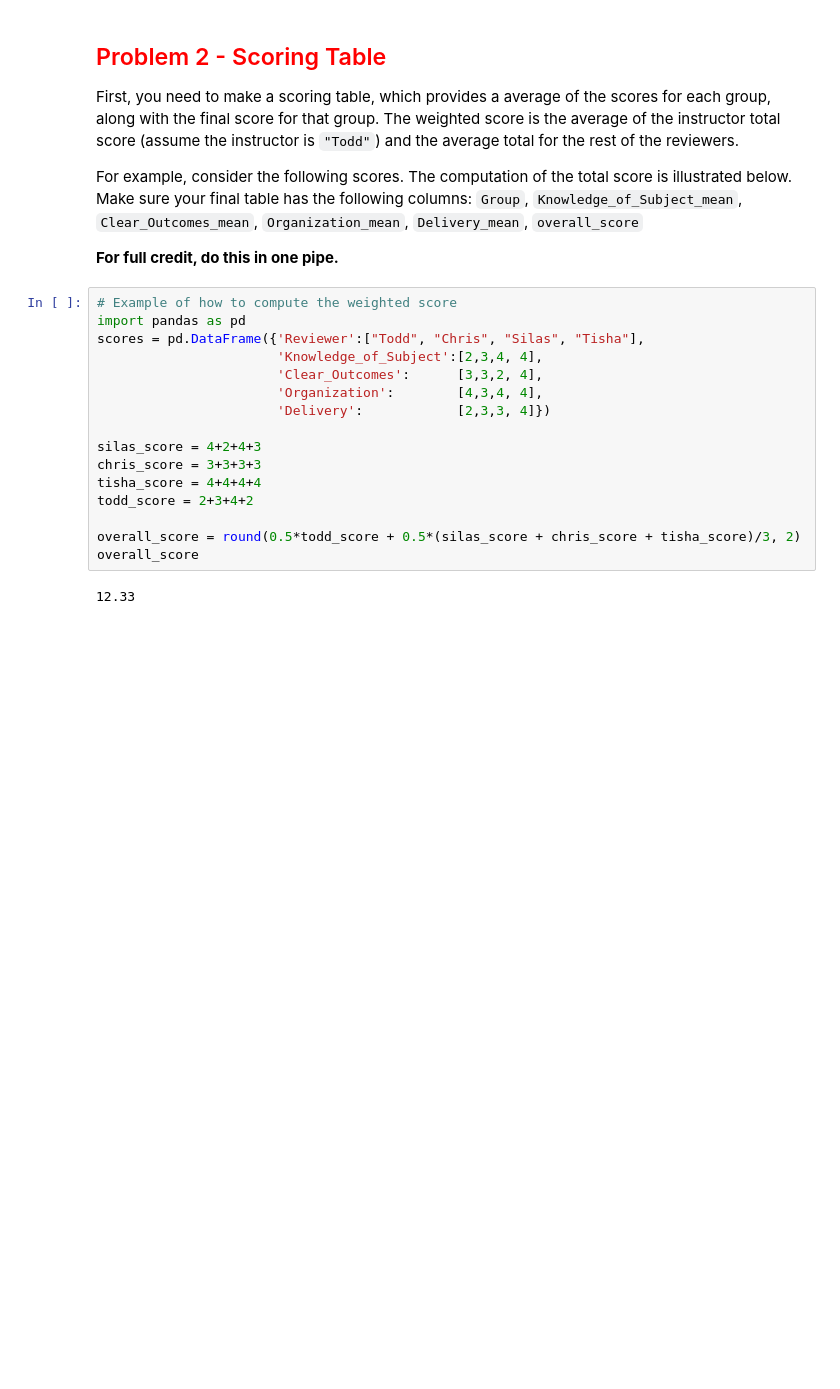
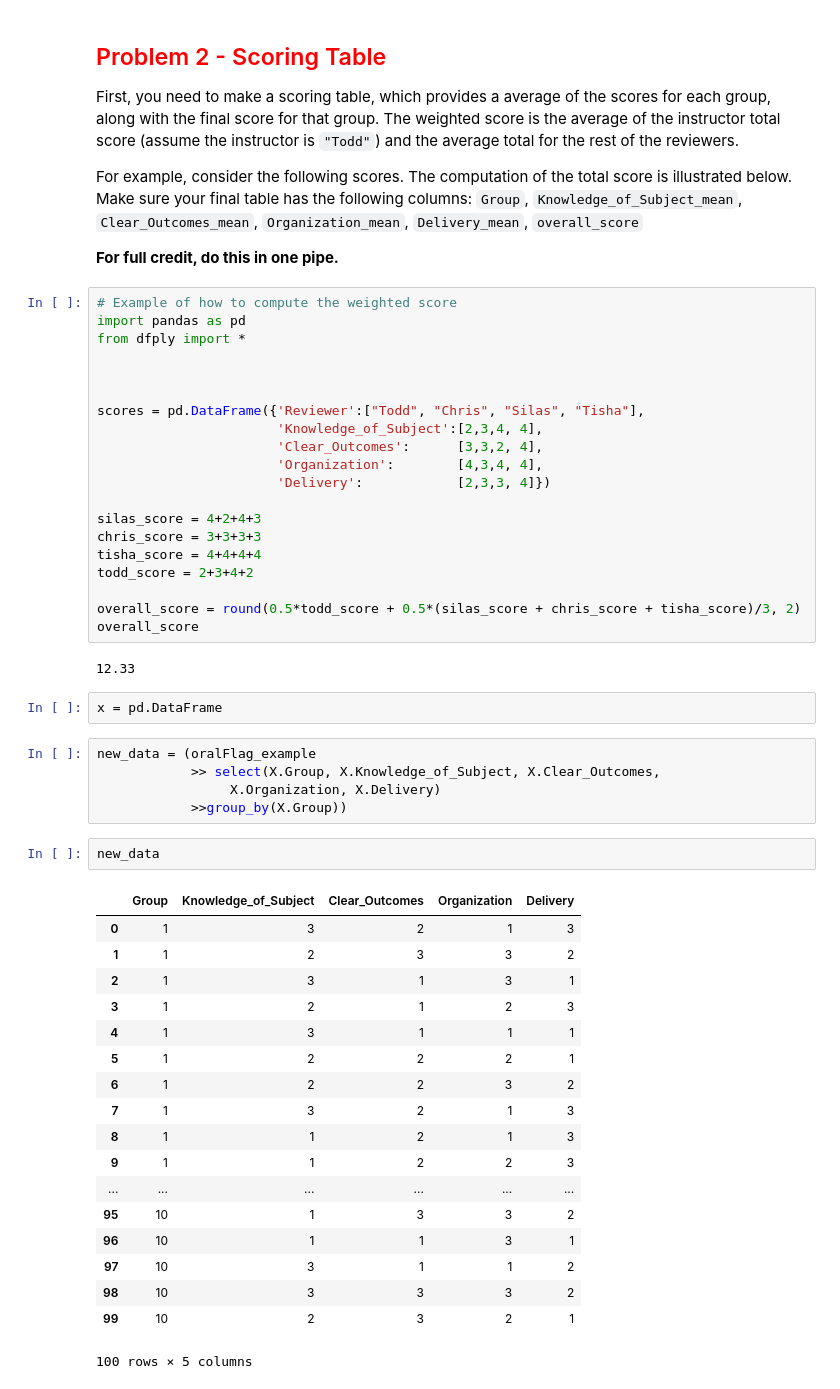
Before and after one commit to AkifAtikKhan/DSCI430-1, a Jupyter notebook: lab_6_oral_flag_feedback.ipynb, the cells around one changed output. Saved outputs shown, nothing was run; the diff lists cells and outputs as text; blank space fills up the shorter version.

```diff
--- a/lab_6_oral_flag_feedback.ipynb
+++ b/lab_6_oral_flag_feedback.ipynb
@@ -21,6 +46,10 @@ For example, consider the following scores.  The computation of the total score
 # %%
 # Example of how to compute the weighted score
 import pandas as pd
+from dfply import *
+
+
+
 scores = pd.DataFrame({'Reviewer':["Todd", "Chris", "Silas", "Tisha"],
                        'Knowledge_of_Subject':[2,3,4, 4],
                        'Clear_Outcomes':      [3,3,2, 4],
@@ -36,3 +65,31 @@ overall_score = round(0.5*todd_score + 0.5*(silas_score + chris_score + tisha_sc
 overall_score
 # %% [output]
 12.33
+# %%
+x = pd.DataFrame
+# %%
+new_data = (oralFlag_example
+            >> select(X.Group, X.Knowledge_of_Subject, X.Clear_Outcomes,
+                 X.Organization, X.Delivery)
+            >>group_by(X.Group))
+# %%
+new_data
+# %% [output]
+|  | Group | Knowledge_of_Subject | Clear_Outcomes | Organization | Delivery |
+| 0 | 1 | 3 | 2 | 1 | 3 |
+| 1 | 1 | 2 | 3 | 3 | 2 |
+| 2 | 1 | 3 | 1 | 3 | 1 |
+| 3 | 1 | 2 | 1 | 2 | 3 |
+| 4 | 1 | 3 | 1 | 1 | 1 |
+| 5 | 1 | 2 | 2 | 2 | 1 |
+| 6 | 1 | 2 | 2 | 3 | 2 |
+| 7 | 1 | 3 | 2 | 1 | 3 |
+| 8 | 1 | 1 | 2 | 1 | 3 |
+| 9 | 1 | 1 | 2 | 2 | 3 |
+| ... | ... | ... | ... | ... | ... |
+| 95 | 10 | 1 | 3 | 3 | 2 |
+| 96 | 10 | 1 | 1 | 3 | 1 |
+| 97 | 10 | 3 | 1 | 1 | 2 |
+| 98 | 10 | 3 | 3 | 3 | 2 |
+| 99 | 10 | 2 | 3 | 2 | 1 |
+100 rows × 5 columns
```
Also changed, not shown: parts of 6 cells of this notebook, 24 other files.
